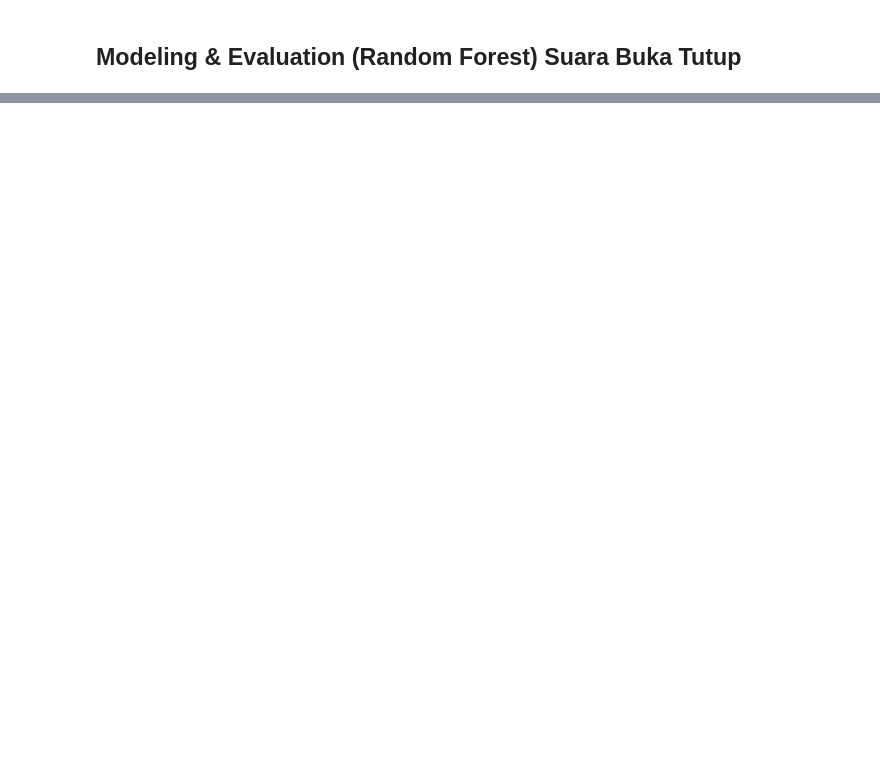
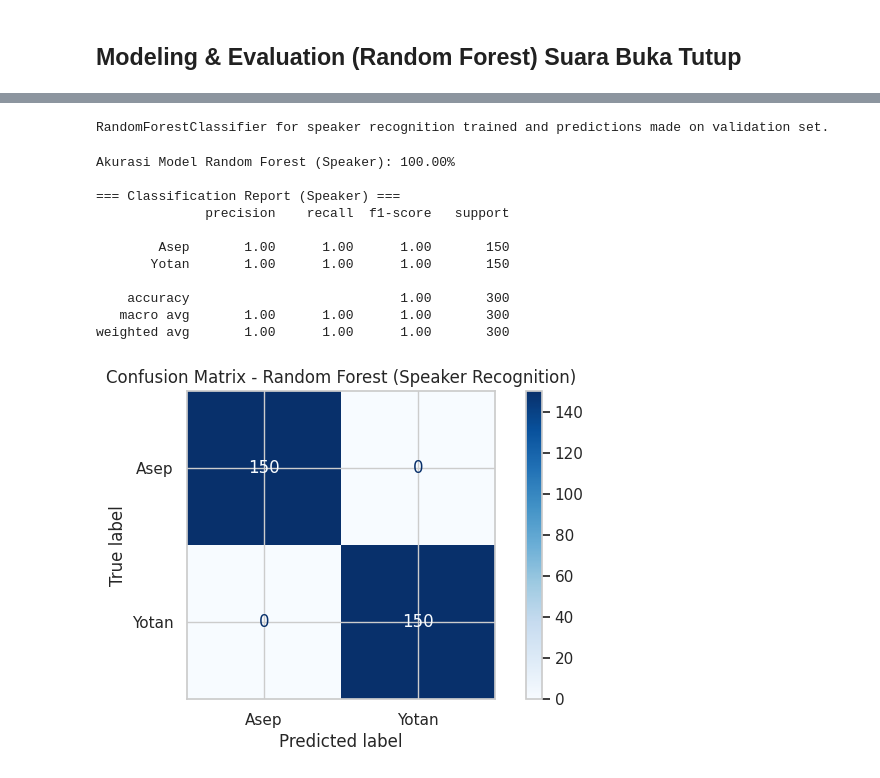
Before and after one commit to Yotan123/psd, a Jupyter notebook: _sources/Suaralanjutana.ipynb, the cells around one changed output, grey strips where cells are left out. Saved outputs shown, nothing was run; the diff lists cells and outputs as text; code cells hidden in the pictures; blank space fills up the shorter version.

```diff
--- a/_sources/Suaralanjutana.ipynb
+++ b/_sources/Suaralanjutana.ipynb
@@ -95,0 +132,23 @@ import IPython.display as ipd
+# %%
+num_samples_per_speaker = len(train_df) // 2
+
+# Assign 'speaker' label to train_df
+train_df.loc[:num_samples_per_speaker - 1, 'speaker'] = 'Asep'
+train_df.loc[num_samples_per_speaker:, 'speaker'] = 'Yotan'
+
+# Assign 'speaker' label to val_df
+val_df.loc[:num_samples_per_speaker - 1, 'speaker'] = 'Asep'
+val_df.loc[num_samples_per_speaker:, 'speaker'] = 'Yotan'
+
+# Create feature and target sets for speaker recognition
+X_train_speaker = train_df.drop(columns=['label', 'speaker'])
+y_train_speaker = train_df['speaker']
+
+X_val_speaker = val_df.drop(columns=['label', 'speaker'])
+y_val_speaker = val_df['speaker']
+
+print("Speaker labels assigned and data split for speaker recognition.")
+print(f"X_train_speaker shape: {X_train_speaker.shape}, y_train_speaker shape: {y_train_speaker.shape}")
+print(f"X_val_speaker shape: {X_val_speaker.shape}, y_val_speaker shape: {y_val_speaker.shape}")
+print("First 5 rows of y_train_speaker:\n", y_train_speaker.head())
+print("Last 5 rows of y_train_speaker:\n", y_train_speaker.tail())
@@ -95,0 +173,34 @@ import IPython.display as ipd
+# %%
+speaker_rf_model = RandomForestClassifier(random_state=42, n_jobs=-1)
+speaker_rf_model.fit(X_train_speaker, y_train_speaker)
+y_pred_speaker = speaker_rf_model.predict(X_val_speaker)
+
+print("RandomForestClassifier for speaker recognition trained and predictions made on validation set.")
+# %% [output]
+RandomForestClassifier for speaker recognition trained and predictions made on validation set.
+# %%
+acc_speaker = accuracy_score(y_val_speaker, y_pred_speaker)
+print(f"Akurasi Model Random Forest (Speaker): {acc_speaker*100:.2f}%\n")
+
+print("=== Classification Report (Speaker) ===")
+print(classification_report(y_val_speaker, y_pred_speaker))
+
+# Confusion Matrix
+cm_speaker = confusion_matrix(y_val_speaker, y_pred_speaker, labels=speaker_rf_model.classes_)
+disp_speaker = ConfusionMatrixDisplay(confusion_matrix=cm_speaker, display_labels=speaker_rf_model.classes_)
+disp_speaker.plot(cmap='Blues')
+plt.title("Confusion Matrix - Random Forest (Speaker Recognition)")
+plt.show()
+# %% [output]
+Akurasi Model Random Forest (Speaker): 100.00%
+
+=== Classification Report (Speaker) ===
+              precision    recall  f1-score   support
+
+        Asep       1.00      1.00      1.00       150
+       Yotan       1.00      1.00      1.00       150
+
+    accuracy                           1.00       300
+   macro avg       1.00      1.00      1.00       300
+weighted avg       1.00      1.00      1.00       300
+[figure, added]
```
Also changed, not shown: parts of 30 cells of this notebook, 9 other files.
